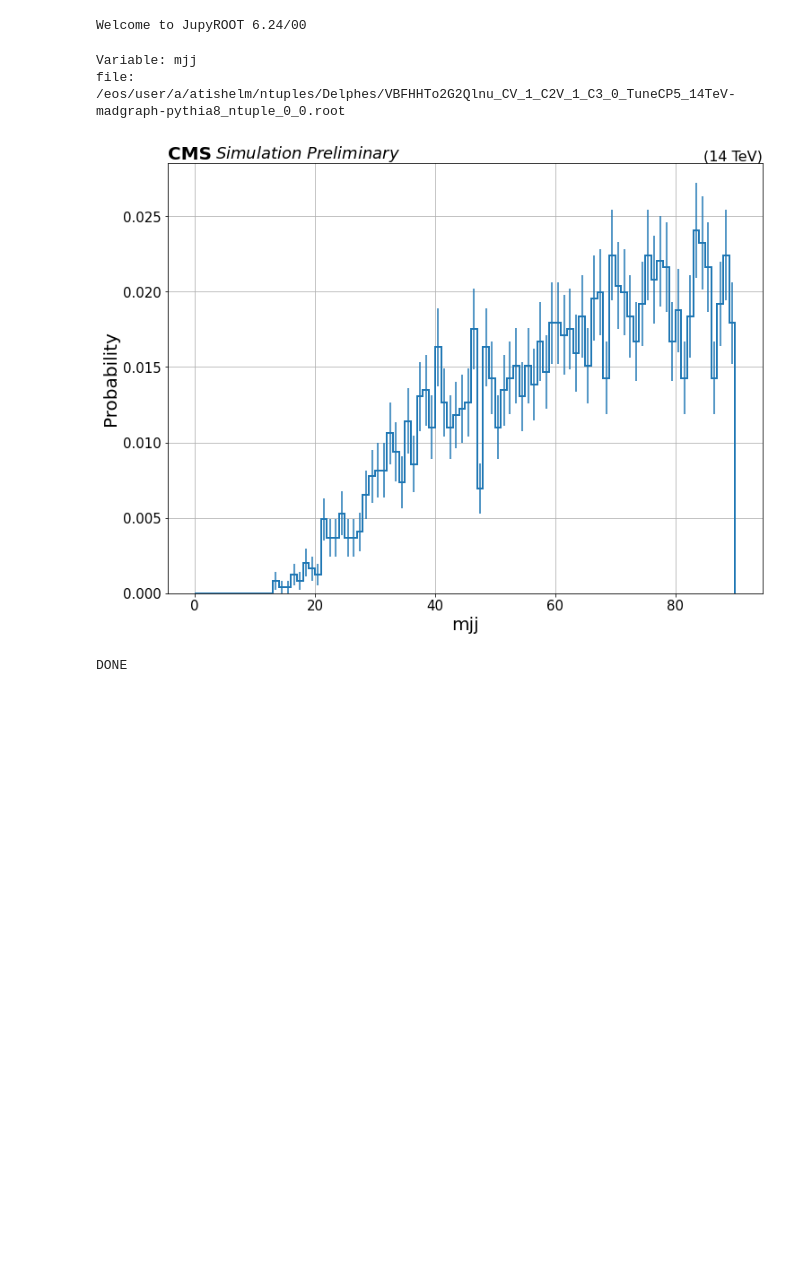
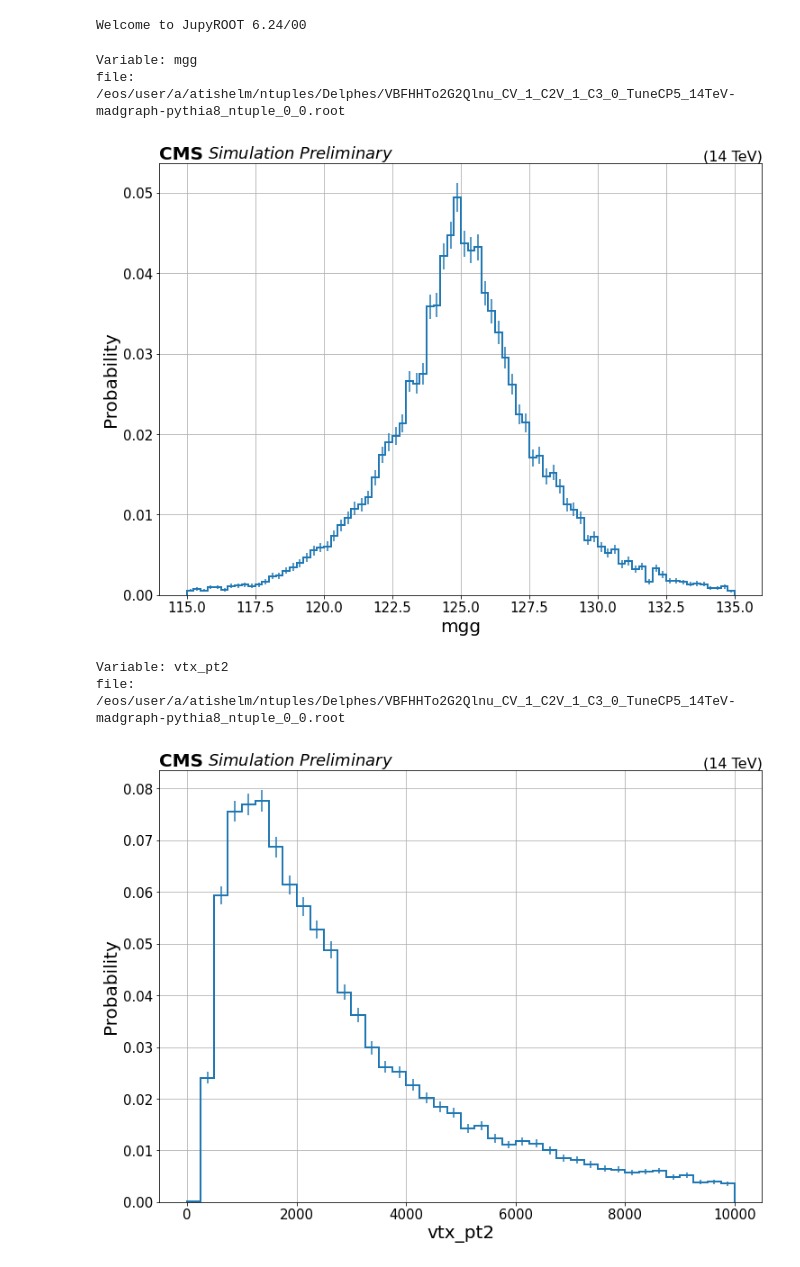
Before and after one commit to NEUAnalyses/HHWWgg_Tools, a Jupyter notebook: Phase_II/Tree_Plotter/Tree_plotter.ipynb, the cells around one changed output. Drawn from its saved outputs; the diff is of its cells as text; code cells hidden in the pictures; blank space fills up the shorter version.

```diff
--- a/Phase_II/Tree_Plotter/Tree_plotter.ipynb
+++ b/Phase_II/Tree_Plotter/Tree_plotter.ipynb
@@ -115,10 +115,10 @@ BinDict = {
 }
 # %%
 variables = [
-    "mjj"
-#     "mgg"
-#     "vtx_pt2",
-#     "npuVertices"
+#     "mjj"
+    "mgg",
+    "vtx_pt2",
+    "npuVertices"
 #     "GEN_Leading_H_mass_over_pt",
 #     "GEN_Subleading_H_mass_over_pt"
 #     "GEN_Leading_W_mass_over_pt",
@@ -265,33 +265,35 @@ for v in variables:
     plt.errorbar(x = binCenters,
                  y = binVals,
                  yerr = normed_yerrors,
                  color = 'C0',
                  fmt = " ", # Removes the line
 #                      zorder = 2
                 )
     Add_CMS_Header(plt, isWide, ax)
     fig.tight_layout()
 #     plt.legend(fontsize = 20, loc = 'best')
     plt.xlabel(v, fontsize = 20)
     plt.ylabel("Probability", fontsize = 20)
     plt.xticks(fontsize=15)
     plt.yticks(fontsize=15)
     plt.grid()
     if("DR" in v):
         ax.axvline(0.4, linestyle = 'solid', color = 'black') ##-- line at 0.4 because of 0.4 selection on dR for jets, leptons and photons. axvlines is by default from min to max
         plt.text(
             0.12, 0.8, r"$\Delta$R $=$ 0.4",
             fontsize=25,
             horizontalalignment='left',
             verticalalignment='bottom',
             transform=ax.transAxes
         )
     plt.show()
     plt.close()
 
 print("DONE")
 # %% [output]
-Variable: mjj
+Variable: mgg
 file: /eos/user/a/atishelm/ntuples/Delphes/VBFHHTo2G2Qlnu_CV_1_C2V_1_C3_0_TuneCP5_14TeV-madgraph-pythia8_ntuple_0_0.root
-[figure, old version]
+[figure, new version]
-DONE
+Variable: vtx_pt2
+file: /eos/user/a/atishelm/ntuples/Delphes/VBFHHTo2G2Qlnu_CV_1_C2V_1_C3_0_TuneCP5_14TeV-madgraph-pythia8_ntuple_0_0.root
+[figure, added]
```
Also changed, not shown: parts of 1 cell of this notebook.
